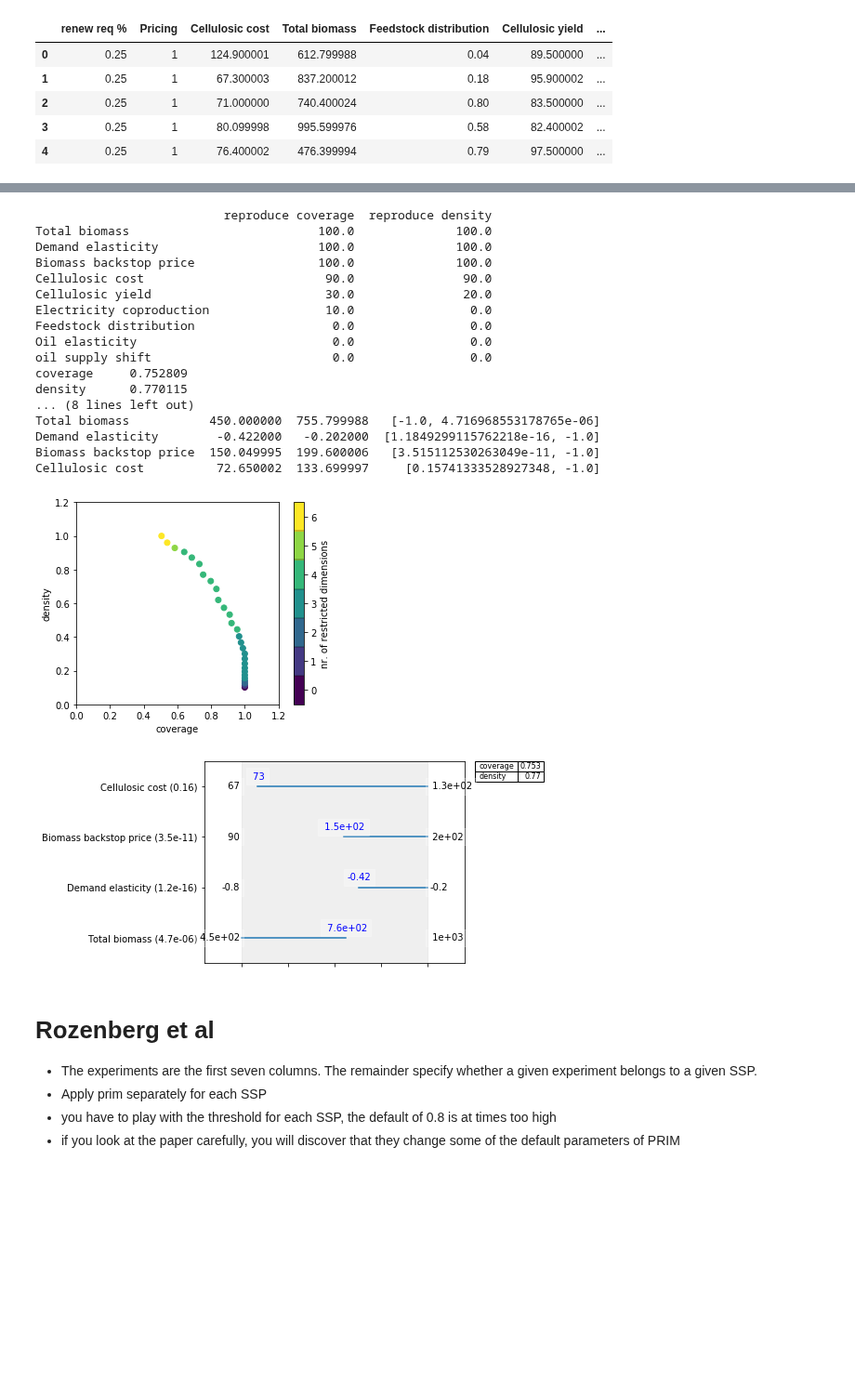
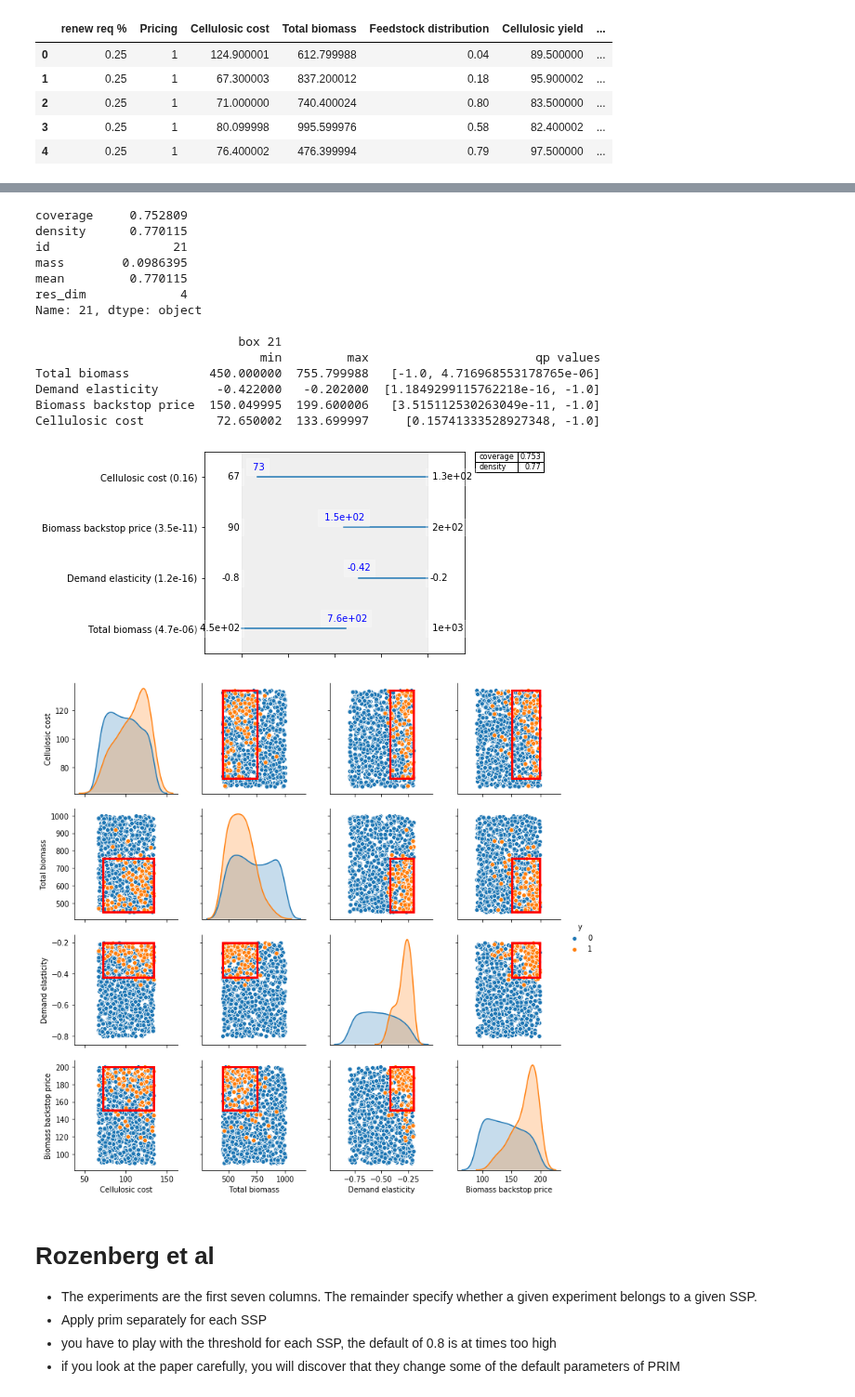
Before and after one commit to triple-capacho/EPA1361, a Jupyter notebook: Week 3-4 - vulnerability analysis/assignment 4 - scenario discovery.ipynb, the cells around one changed output, grey strips where cells are left out. Shown at 93% size. Drawn from its saved outputs; the diff is of its cells as text; code cells hidden in the pictures; blank space fills up the shorter version.

```diff
--- a/Week 3-4 - vulnerability analysis/assignment 4 - scenario discovery.ipynb
+++ b/Week 3-4 - vulnerability analysis/assignment 4 - scenario discovery.ipynb
@@ -35,30 +47,30 @@ box1 = prim_alg.find_box()
 # %%
-box1.show_tradeoff()
-print(box1.resample(21))
 box1.inspect(21)
 box1.inspect(21, style='graph')
 
 plt.show()
 # %% [output]
-                          reproduce coverage  reproduce density
-Total biomass                          100.0              100.0
-Demand elasticity                      100.0              100.0
-Biomass backstop price                 100.0              100.0
-Cellulosic cost                         90.0               90.0
-Cellulosic yield                        30.0               20.0
-Electricity coproduction                10.0                0.0
-Feedstock distribution                   0.0                0.0
-Oil elasticity                           0.0                0.0
-oil supply shift                         0.0                0.0
 coverage     0.752809
 density      0.770115
-... (8 lines left out)
+id                 21
+mass        0.0986395
+mean         0.770115
+res_dim             4
+Name: 21, dtype: object
+
+                            box 21
+                               min         max                       qp values
 Total biomass           450.000000  755.799988   [-1.0, 4.716968553178765e-06]
 Demand elasticity        -0.422000   -0.202000  [1.1849299115762218e-16, -1.0]
 Biomass backstop price  150.049995  199.600006   [3.515112530263049e-11, -1.0]
 Cellulosic cost          72.650002  133.699997     [0.15741333528927348, -1.0]
-[figure, old version]
+[figure, new version]
-[figure, removed]
+# %%
+box1.select(21)
+fig = box1.show_pairs_scatter()
+plt.show()
+# %% [output]
+[figure, added]
 # %% [markdown]
 # Rozenberg et al
 
```
Also changed, not shown: parts of 2 cells of this notebook.
